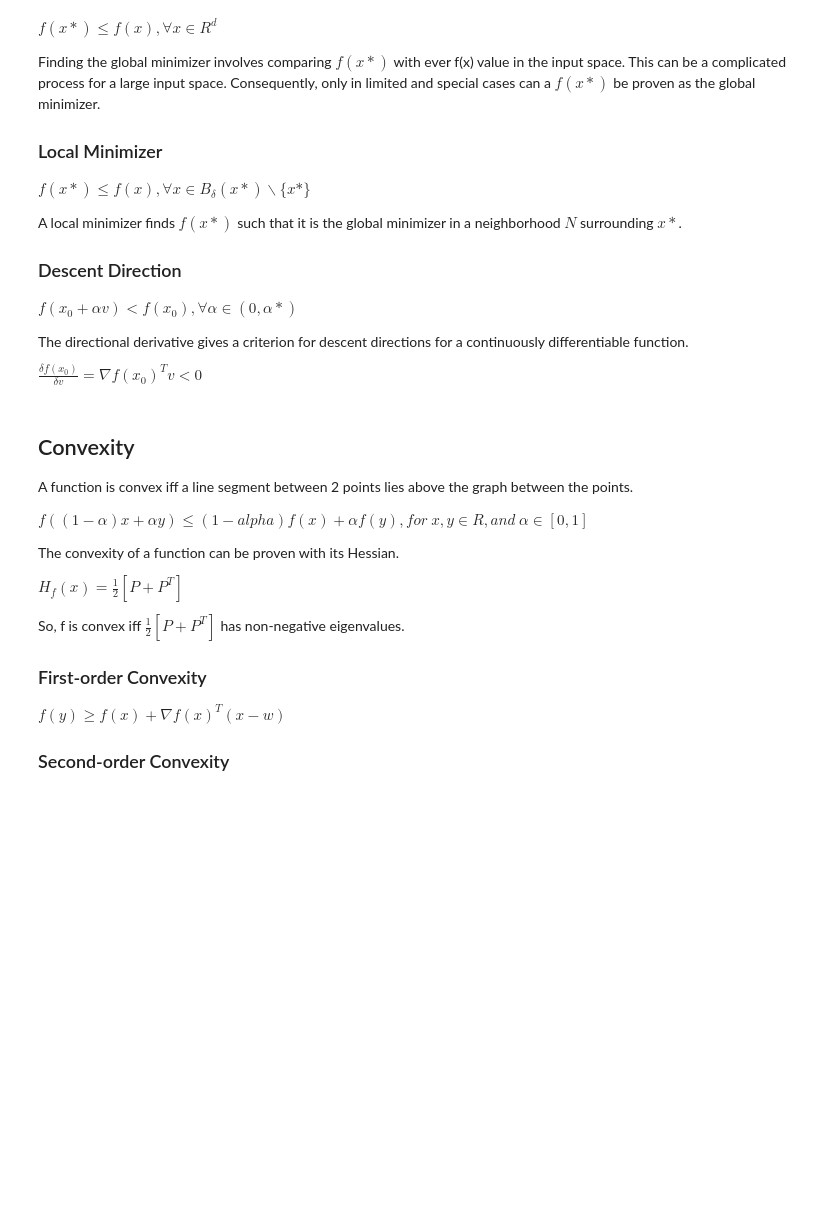
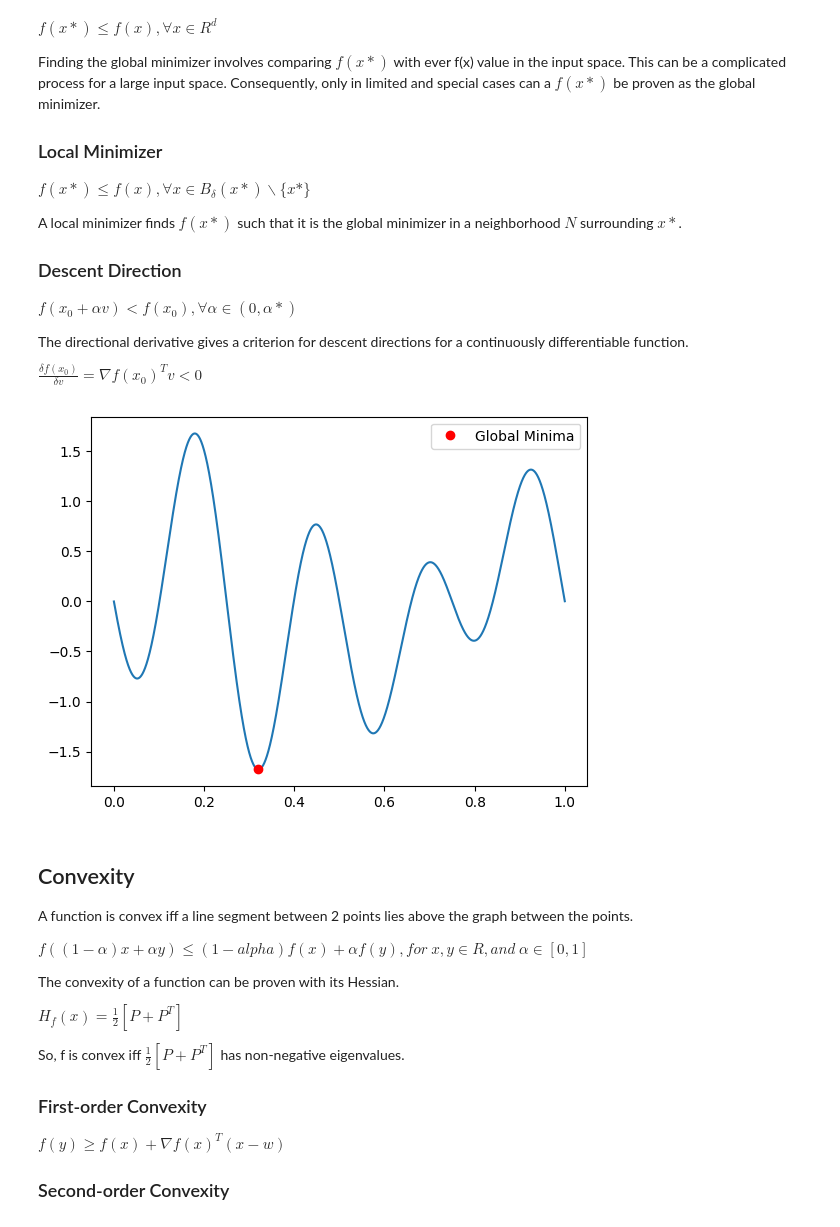
Before and after one commit to punitarani/MAT-494, a Jupyter notebook: 3.3 Unconstrained Optimization.ipynb, the cells around one changed output. Saved outputs shown, nothing was run; the diff lists cells and outputs as text; code cells hidden in the pictures; blank space fills up the shorter version.

Commit message:
Add Global Minima demo

```diff
--- a/3.3 Unconstrained Optimization.ipynb
+++ b/3.3 Unconstrained Optimization.ipynb
@@ -32,6 +35,27 @@ $f(x_0 + \alpha v) < f(x_0), \forall \alpha \in (0, \alpha*)$
 The directional derivative gives a criterion for descent directions for a continuously differentiable function.
 
 $\frac{\delta f(x_0)}{\delta v} = \nabla f(x_0)^T v < 0$
+# %%
+# Generate Data
+X = np.arange(0, 1, 0.0001)
+f_x = np.sin(2*np.pi*X) * np.sin(4*np.pi*X) - np.sin(8*np.pi*X)
+# %%
+# Find global minima
+min_x = X[np.argmin(f_x)]
+min_y = np.min(f_x)
+# %%
+plt.figure()
+
+# Plot the function
+plt.plot(X, f_x)
+
+# Plot the global minima
+plt.plot(min_x, min_y, 'ro', label="Global Minima")
+
+plt.legend()
+plt.show()
+# %% [output]
+[figure, added]
 # %% [markdown]
 ## Convexity
 
```
Also changed, not shown: parts of 1 cell of this notebook.
